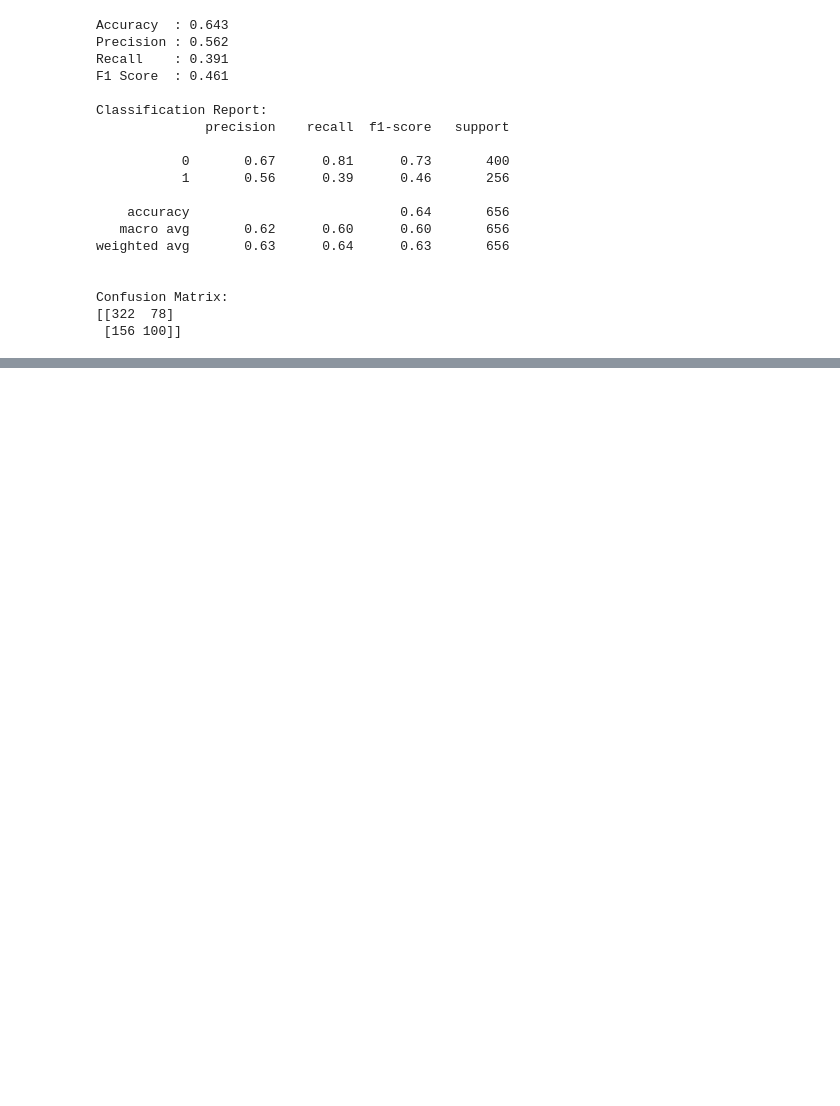
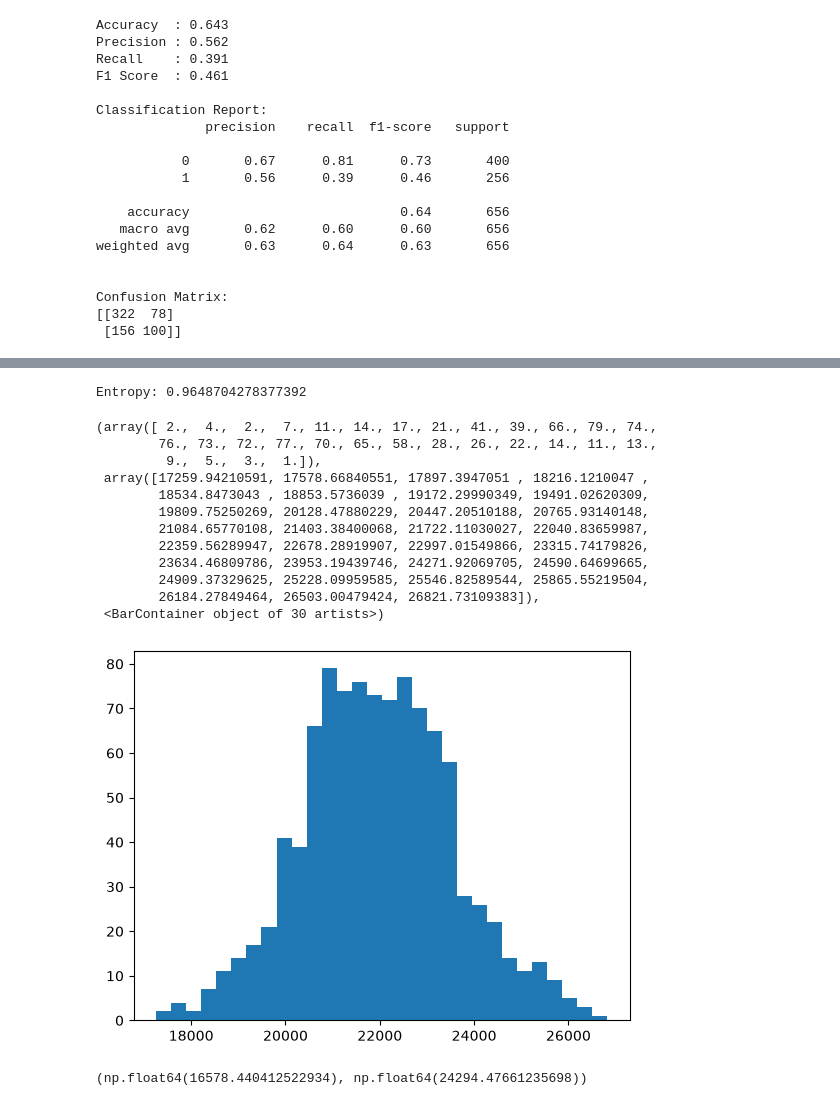
Before and after one commit to mehdiigouch/WATER-POTABILITY-USING-ML-PROJECT_V2, a Jupyter notebook: ML_MODEL/MODELS.ipynb, the cells around one changed output, grey strips where cells are left out. Drawn from its saved outputs; the diff is of its cells as text; code cells hidden in the pictures; blank space fills up the shorter version.

```diff
--- a/ML_MODEL/MODELS.ipynb
+++ b/ML_MODEL/MODELS.ipynb
@@ -517,0 +849,55 @@ Confusion Matrix:
+# %%
+from scipy.stats import entropy
+
+probabilities = df["potability"].value_counts(normalize=True)
+
+H = entropy(probabilities, base=2)
+
+print("Entropy:", H)
+# %% [output]
+Entropy: 0.9648704278377392
+# %%
+sample_means = []
+
+for _ in range(1000):
+    sample = df["solids"].sample(n=30)
+    sample_means.append(sample.mean())
+
+plt.hist(sample_means, bins=30)
+# %% [output]
+(array([ 2.,  4.,  2.,  7., 11., 14., 17., 21., 41., 39., 66., 79., 74.,
+        76., 73., 72., 77., 70., 65., 58., 28., 26., 22., 14., 11., 13.,
+         9.,  5.,  3.,  1.]),
+ array([17259.94210591, 17578.66840551, 17897.3947051 , 18216.1210047 ,
+        18534.8473043 , 18853.5736039 , 19172.29990349, 19491.02620309,
+        19809.75250269, 20128.47880229, 20447.20510188, 20765.93140148,
+        21084.65770108, 21403.38400068, 21722.11030027, 22040.83659987,
+        22359.56289947, 22678.28919907, 22997.01549866, 23315.74179826,
+        23634.46809786, 23953.19439746, 24271.92069705, 24590.64699665,
+        24909.37329625, 25228.09959585, 25546.82589544, 25865.55219504,
+        26184.27849464, 26503.00479424, 26821.73109383]),
+ <BarContainer object of 30 artists>)
+[figure, added]
+# %%
+sample = df["solids"].sample(n=30, random_state=42)
+
+mean = sample.mean()
+
+std = sample.std(ddof=1)
+
+import numpy as np
+from scipy.stats import t
+
+n = len(sample)
+se = std / np.sqrt(n)
+
+ci = t.interval(
+    confidence=0.95,
+    df=n-1,
+    loc=mean,
+    scale=se
+)
+
+print(ci)
+# %% [output]
+(np.float64(16578.440412522934), np.float64(24294.47661235698))
```
Also changed, not shown: parts of 11 cells of this notebook.
